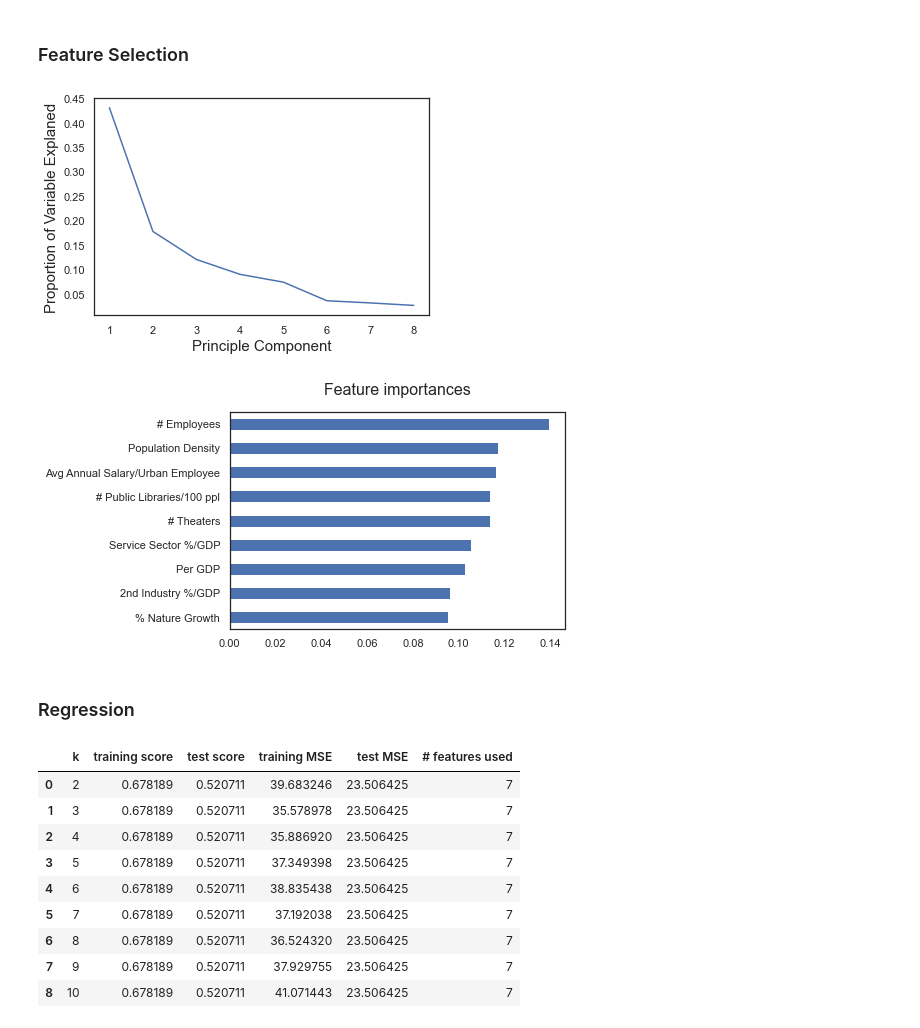
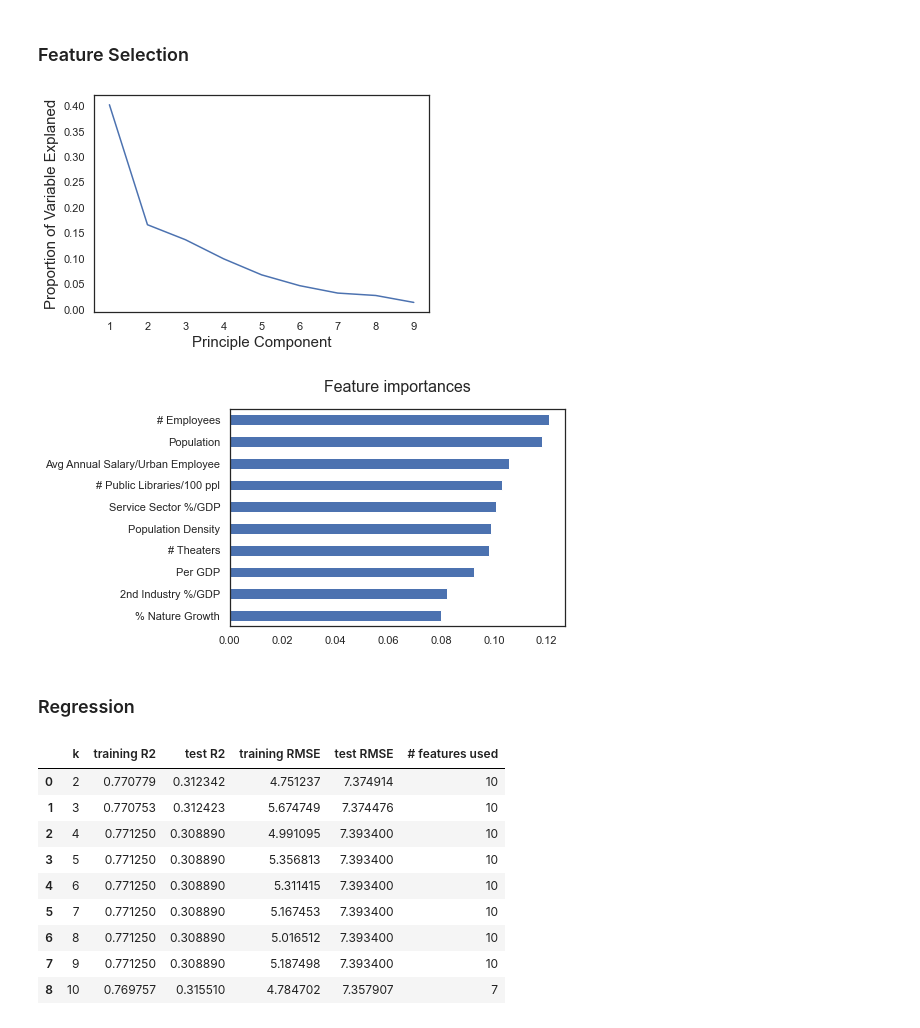
Before and after one commit to cs-ssa-w21/final-project-rooibos, a Jupyter notebook: visualization.ipynb, the cells around one changed output. Cells and saved outputs as stored; diff of their text form; code cells hidden in the pictures.

Commit message:
Correct variable

```diff
--- a/visualization.ipynb
+++ b/visualization.ipynb
@@ -405,7 +407,7 @@ merged_df = pd.merge(df, crime, left_on="City",
                      right_on="City_CN", how="inner")
 
 # Preprocess the data set
-df = (merged_df.iloc[:, 4:-1]
+df = (merged_df.iloc[:, 3:-1]
                .dropna()
                .drop(["province", "City_CN"], axis=1)
                .rename(columns={"City_y": "City"}))
@@ -432,7 +434,7 @@ plt.xticks(rotation=45);
 # %%
 # Shorten variable names for better graph
 subset = df.iloc[:, :-1]
-subset.columns = ["% Nature Growth", "# Employees",
+subset.columns = ["Population", "% Nature Growth", "# Employees",
                   "Avg Annual Salary/Urban Employee",
                   "Population Density", "Per GDP",
                   "2nd Industry %/GDP", "Service Sector %/GDP",
@@ -492,7 +494,7 @@ plt.ylabel("Proportion of Variable Explaned", fontsize=15)
 plt.xlabel("Principle Component", fontsize=15)
 plt.show()
 # %% [output]
-[figure, old version]
+[figure, new version]
 # %%
 # Examine feature importance
 from sklearn.ensemble import ExtraTreesClassifier
@@ -511,7 +513,7 @@ plt.title("Feature importances",
           fontsize=16, y = 1.05)
 plt.show()
 # %% [output]
-[figure, old version]
+[figure, new version]
 # %% [markdown]
 <a id=5.3></a>
 ### Regression
@@ -521,12 +523,8 @@ from sklearn.linear_model import LassoCV
 from sklearn.model_selection import train_test_split
 from sklearn.metrics import mean_squared_error
 
-
-# Split data into training and test data
-x_train, x_test, y_train, y_test = train_test_split(X, Y, test_size=0.3)
-
 # Define a function to select the best k for CV
-def lasso_kcv(K):
+def lasso_kcv(K, x, y, prop, SEED=None):
     '''
     Compute the training and test score of LASSO models with
     2 ~ k-folds Cross Validation
@@ -537,59 +535,70 @@ def lasso_kcv(K):
     Outputs:
       DataFrame: scores and numbers of features of models
     '''
-    rv = {"k": [], "training score": [], "test score": [],
-          "training MSE": [], "test MSE": [], "# features used": []}
+    rv = {"k": [], "training R2": [], "test R2": [],
+          "training RMSE": [], "test RMSE": [], "# features used": []}
 
     for k in range(2, K + 1):
         # Fit Lasso with k-fold CV each iteration
         rv["k"].append(k)
-        for i, fig in enumerate(lasso_cv(k)):
-            key = list(rv.keys())[i + 1]
-            rv[key].append(fig)
+        for i, fig in enumerate(lasso_cv(k, x, y, prop, SEED)):
+            if i > 0:
+                key = list(rv.keys())[i]
+                rv[key].append(fig)
 
     return pd.DataFrame(rv)
 
 # Define helper function to obtain performance information of lasso model
-def lasso_cv(k):
+def lasso_cv(k, x, y, prop, SEED=None):
     '''
     Compute the training and test score of LASSO models with
     k-folds Cross Validation
 
     Input:
-      k(integar): number of folds for CV
+      k (integar): number of folds for CV
+      x (Dataframe): indepedent variable data
+      y (Dataframe): dependent variable data
+      prop (float): proportion of test set
+      seed (integar): given seed
 
     Outputs:
+      lasso: Fitted training model
       tr_r2 (float): traing score
       te_r2 (float): test score
       tr_mse(float): traing mse
       te_mes (float): test mse
       num_feat (integar): number of features used
     '''
+    # Split data into training and test data
+    x_train, x_test, y_train, y_test = train_test_split(x, y, test_size=prop,
+                                                        random_state=SEED)
+
+    # Fit Lasso model
     lasso = LassoCV(cv=k, alphas=np.arange(0.01, 1, 0.01))
     lasso.fit(x_train, y_train)
     pred_test = lasso.predict(x_test)
 
     tr_r2 = lasso.score(x_train, y_train)
     te_r2 = lasso.score(x_test,y_test)
-    tr_mse = min(np.mean(lasso.mse_path_, axis=1))
-    te_mse = mean_squared_error(y_test, pred_test)
+    tr_rmse = np.sqrt(min(np.mean(lasso.mse_path_, axis=1)))
+    te_rmse = np.sqrt(mean_squared_error(y_test, pred_test))
     num_feat = np.sum(lasso.coef_ != 0)
 
-    return tr_r2, te_r2, tr_mse, te_mse, num_feat
+    return lasso, tr_r2, te_r2, tr_rmse, te_rmse, num_feat
 
 # Compare models with 2 ~ 10-fold CV
-lasso_kcv(10)
+lasso_kcv(10, X, Y, 0.3, 100)
 # %% [output]
-|  | k | training score | test score | training MSE | test MSE | # features used |
-| 0 | 2 | 0.678189 | 0.520711 | 39.683246 | 23.506425 | 7 |
-| 1 | 3 | 0.678189 | 0.520711 | 35.578978 | 23.506425 | 7 |
-| 2 | 4 | 0.678189 | 0.520711 | 35.886920 | 23.506425 | 7 |
-| 3 | 5 | 0.678189 | 0.520711 | 37.349398 | 23.506425 | 7 |
-| 4 | 6 | 0.678189 | 0.520711 | 38.835438 | 23.506425 | 7 |
-| 5 | 7 | 0.678189 | 0.520711 | 37.192038 | 23.506425 | 7 |
-| 6 | 8 | 0.678189 | 0.520711 | 36.524320 | 23.506425 | 7 |
-| 7 | 9 | 0.678189 | 0.520711 | 37.929755 | 23.506425 | 7 |
-| 8 | 10 | 0.678189 | 0.520711 | 41.071443 | 23.506425 | 7 |
+|  | k | training R2 | test R2 | training RMSE | test RMSE | # features used |
+| 0 | 2 | 0.770779 | 0.312342 | 4.751237 | 7.374914 | 10 |
+| 1 | 3 | 0.770753 | 0.312423 | 5.674749 | 7.374476 | 10 |
+| 2 | 4 | 0.771250 | 0.308890 | 4.991095 | 7.393400 | 10 |
+| 3 | 5 | 0.771250 | 0.308890 | 5.356813 | 7.393400 | 10 |
+| 4 | 6 | 0.771250 | 0.308890 | 5.311415 | 7.393400 | 10 |
+| 5 | 7 | 0.771250 | 0.308890 | 5.167453 | 7.393400 | 10 |
+| 6 | 8 | 0.771250 | 0.308890 | 5.016512 | 7.393400 | 10 |
+| 7 | 9 | 0.771250 | 0.308890 | 5.187498 | 7.393400 | 10 |
+| 8 | 10 | 0.769757 | 0.315510 | 4.784702 | 7.357907 | 7 |
 # %%
 # Lasso V.S. Linear Regression
 from sklearn.linear_model import LinearRegression
```
Also changed, not shown: parts of 8 cells of this notebook.
